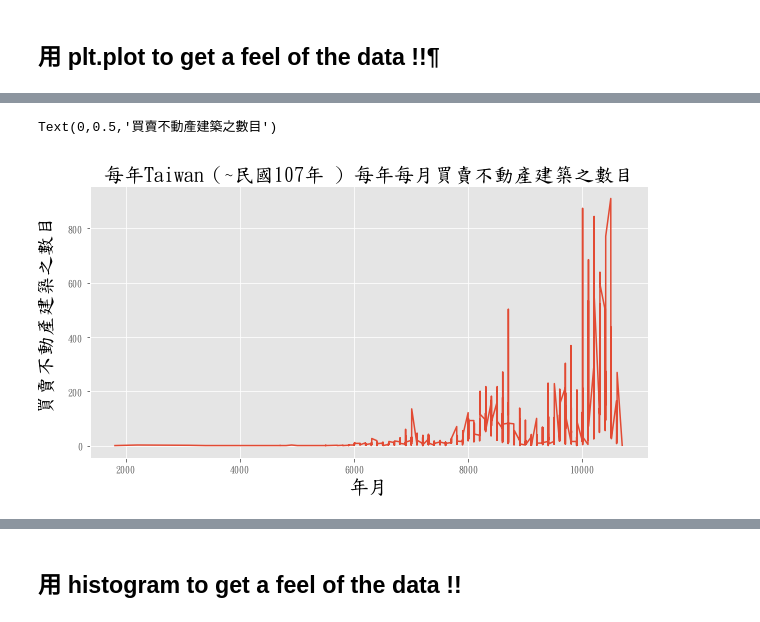
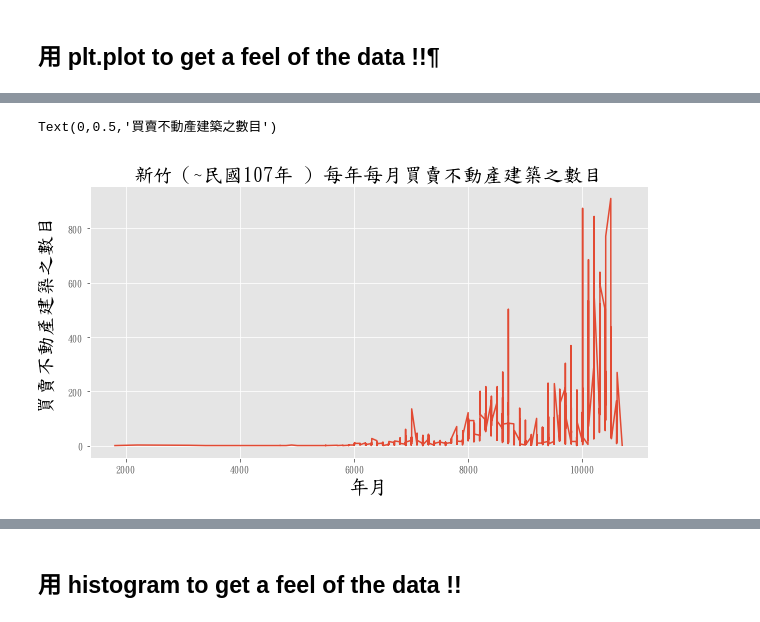
Before and after one commit to alabtsai/FGU-Class, a Jupyter notebook: Lecture_0613.ipynb, the cells around one changed output, grey strips where cells are left out. Cells and saved outputs as stored; diff of their text form; code cells hidden in the pictures.

```diff
--- a/Lecture_0613.ipynb
+++ b/Lecture_0613.ipynb
@@ -695,9 +740,9 @@ Float64Index([ 1811.0,  2204.0,  3107.0,  3401.0,  3806.0,  4108.0,  4303.0,
 # %%
 plt.figure(figsize=(10,5))
 plt.plot(df_data1.index, df_data1.values )
-plt.title('每年Taiwan（~民國107年 ) 每年每月買賣不動產建築之數目',color='black',size=20)
+plt.title('新竹（~民國107年 ) 每年每月買賣不動產建築之數目',color='black',size=20)
 plt.xlabel('年月',size=20,color='black')
 plt.ylabel('買賣不動產建築之數目',color='black',size=20)
 # %% [output]
 Text(0,0.5,'買賣不動產建築之數目')
-[figure, old version]
+[figure, new version]
```
Also changed, not shown: parts of 28 cells of this notebook.
